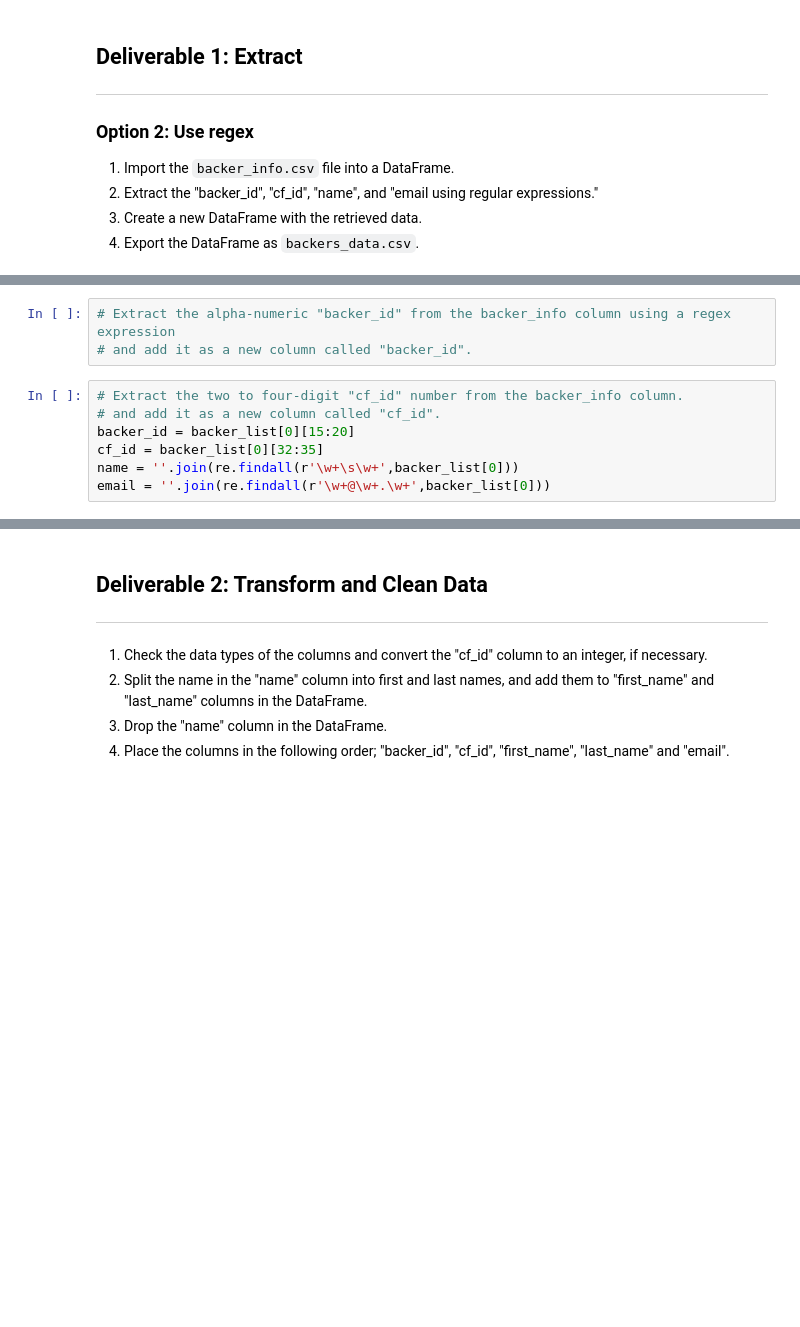
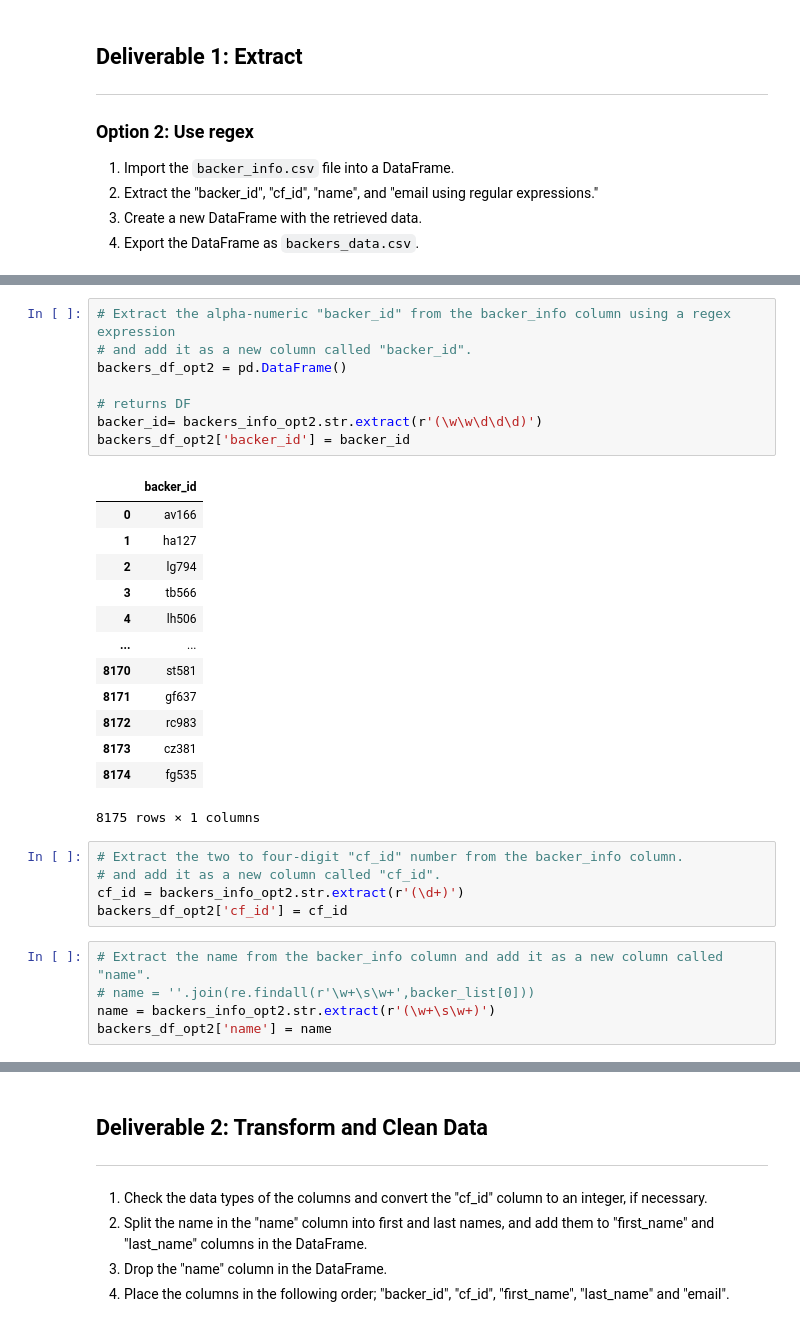
Before and after one commit to MiguelFids/Crowdfunding-ETL-Challenge, a Jupyter notebook: Extract-Transform_starter_code.ipynb, the cells around one changed output, grey strips where cells are left out. Drawn from its saved outputs; the diff is of its cells as text; blank space fills up the shorter version.

```diff
--- a/Extract-Transform_starter_code.ipynb
+++ b/Extract-Transform_starter_code.ipynb
@@ -89,11 +105,33 @@ pd.set_option('max_colwidth', 400)
 # %%
 # Extract the alpha-numeric "backer_id" from the backer_info column using a regex expression
 # and add it as a new column called "backer_id".
+backers_df_opt2 = pd.DataFrame()
+
+# returns DF
+backer_id= backers_info_opt2.str.extract(r'(\w\w\d\d\d)')
+backers_df_opt2['backer_id'] = backer_id
+# %% [output]
+|  | backer_id |
+| 0 | av166 |
+| 1 | ha127 |
+| 2 | lg794 |
+| 3 | tb566 |
+| 4 | lh506 |
+| ... | ... |
+| 8170 | st581 |
+| 8171 | gf637 |
+| 8172 | rc983 |
+| 8173 | cz381 |
+| 8174 | fg535 |
+8175 rows × 1 columns
+# %%
+# Extract the two to four-digit "cf_id" number from the backer_info column.
+# and add it as a new column called "cf_id".
+cf_id = backers_info_opt2.str.extract(r'(\d+)')
+backers_df_opt2['cf_id'] = cf_id
 # %%
-# Extract the two to four-digit "cf_id" number from the backer_info column.
-# and add it as a new column called "cf_id".
-backer_id = backer_list[0][15:20]
-cf_id = backer_list[0][32:35]
-name = ''.join(re.findall(r'\w+\s\w+',backer_list[0]))
-email = ''.join(re.findall(r'\w+@\w+.\w+',backer_list[0]))
+# Extract the name from the backer_info column and add it as a new column called "name".
+# name = ''.join(re.findall(r'\w+\s\w+',backer_list[0]))
+name = backers_info_opt2.str.extract(r'(\w+\s\w+)')
+backers_df_opt2['name'] = name
 # %%
```
Also changed, not shown: parts of 5 cells of this notebook, 1 other file.
